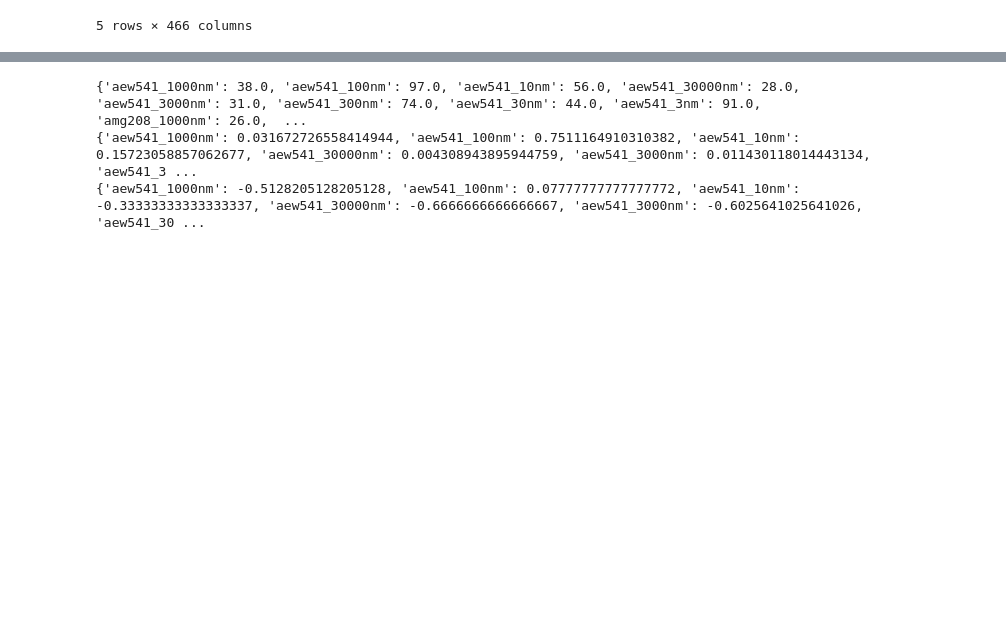
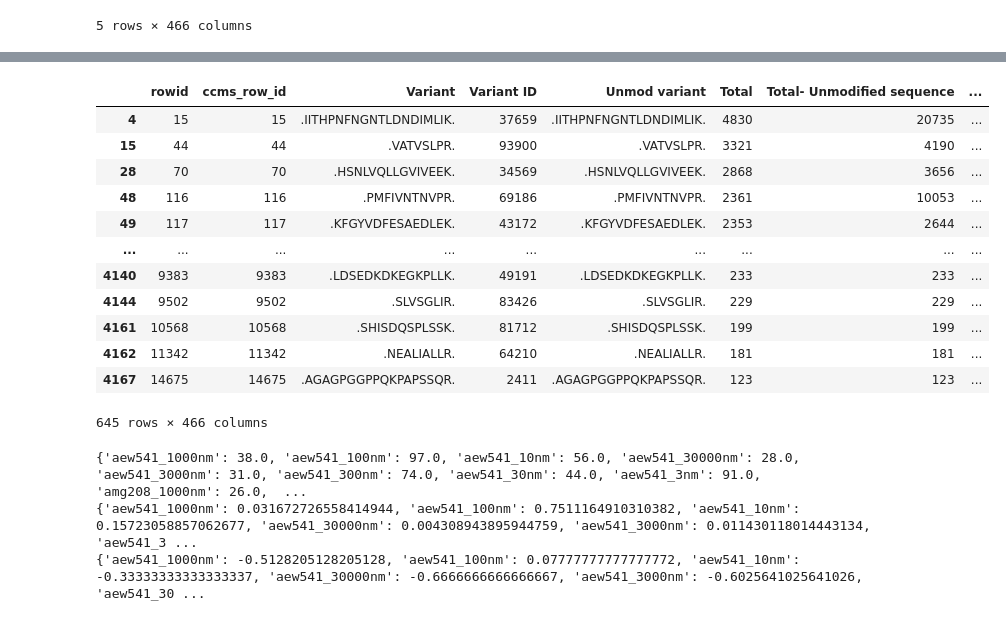
Before and after one commit to Ayushmaniar/Big-Data-Science-Drug-Protein-Interactions, a Jupyter notebook: Statistical_Analysis.ipynb, the cells around one changed output, grey strips where cells are left out. Cells and saved outputs as stored; diff of their text form; code cells hidden in the pictures; blank space fills up the shorter version.

```diff
--- a/Statistical_Analysis.ipynb
+++ b/Statistical_Analysis.ipynb
@@ -359,6 +361,22 @@ unique_protein_peptide_p_values[['Variant', 'Control_Log_Ratio_Median', 'Control
 | 28 | .HSNLVQLLGVIVEEK. | -0.000358 | 1.347874 | 0.600359 | 0.797071 | 0.805848 | ... |
 | 48 | .PMFIVNTNVPR. | -0.000043 | 1.052155 | 0.754557 | 0.381756 | 0.666916 | ... |
 | 49 | .KFGYVDFESAEDLEK. | 0.000000 | 0.951480 | 0.750495 | 0.741627 | 0.572993 | ... |
+# %%
+unique_protein_peptide_rows
+# %% [output]
+|  | rowid | ccms_row_id | Variant | Variant ID | Unmod variant | Total | Total- Unmodified sequence | ... |
+| 4 | 15 | 15 | .IITHPNFNGNTLDNDIMLIK. | 37659 | .IITHPNFNGNTLDNDIMLIK. | 4830 | 20735 | ... |
+| 15 | 44 | 44 | .VATVSLPR. | 93900 | .VATVSLPR. | 3321 | 4190 | ... |
+| 28 | 70 | 70 | .HSNLVQLLGVIVEEK. | 34569 | .HSNLVQLLGVIVEEK. | 2868 | 3656 | ... |
+| 48 | 116 | 116 | .PMFIVNTNVPR. | 69186 | .PMFIVNTNVPR. | 2361 | 10053 | ... |
+| 49 | 117 | 117 | .KFGYVDFESAEDLEK. | 43172 | .KFGYVDFESAEDLEK. | 2353 | 2644 | ... |
+| ... | ... | ... | ... | ... | ... | ... | ... | ... |
+| 4140 | 9383 | 9383 | .LDSEDKDKEGKPLLK. | 49191 | .LDSEDKDKEGKPLLK. | 233 | 233 | ... |
+| 4144 | 9502 | 9502 | .SLVSGLIR. | 83426 | .SLVSGLIR. | 229 | 229 | ... |
+| 4161 | 10568 | 10568 | .SHISDQSPLSSK. | 81712 | .SHISDQSPLSSK. | 199 | 199 | ... |
+| 4162 | 11342 | 11342 | .NEALIALLR. | 64210 | .NEALIALLR. | 181 | 181 | ... |
+| 4167 | 14675 | 14675 | .AGAGPGGPPQKPAPSSQR. | 2411 | .AGAGPGGPPQKPAPSSQR. | 123 | 123 | ... |
+645 rows × 466 columns
 # %%
 # Make a dictionary of unique protein peptide statistics and their corresponding perturbations
 from scipy.stats import mannwhitneyu
```
Also changed, not shown: parts of 4 cells of this notebook.
